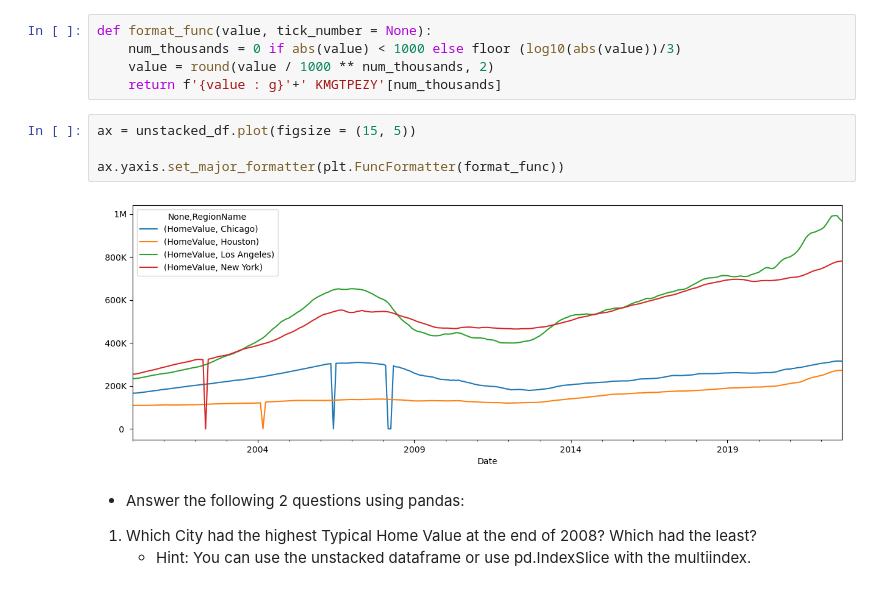
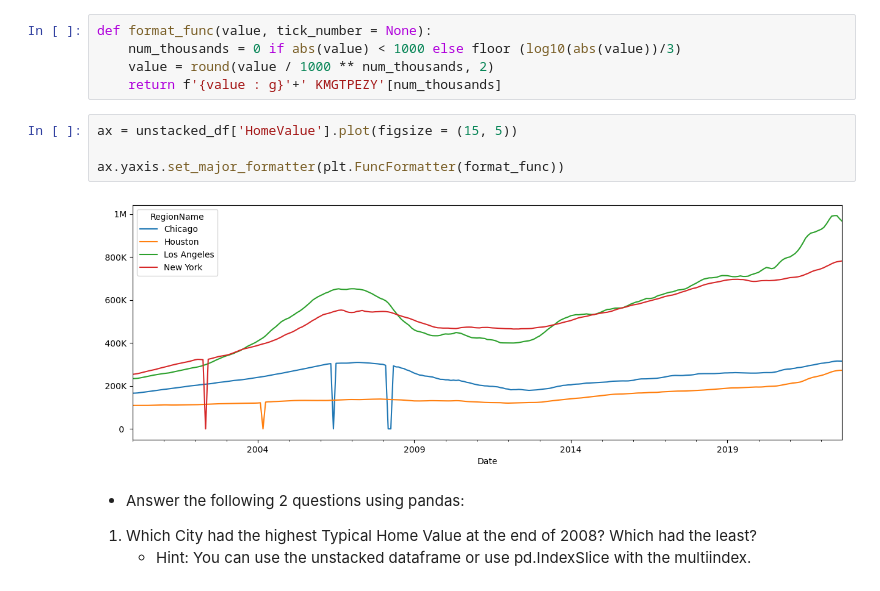
Before and after one commit to juDEcorous/Preparing-Time-Series-from-Wide-Form-Data, a Jupyter notebook: Preparing Time Series from Wide-Form Data.ipynb, the cells around one changed output. Drawn from its saved outputs; the diff is of its cells as text.

```diff
--- a/Preparing Time Series from Wide-Form Data.ipynb
+++ b/Preparing Time Series from Wide-Form Data.ipynb
@@ -171,11 +171,11 @@ def format_func(value, tick_number = None):
     value = round(value / 1000 ** num_thousands, 2)
     return f'{value : g}'+' KMGTPEZY'[num_thousands]
 # %%
-ax = unstacked_df.plot(figsize = (15, 5))
+ax = unstacked_df['HomeValue'].plot(figsize = (15, 5))
 
 ax.yaxis.set_major_formatter(plt.FuncFormatter(format_func))
 # %% [output]
-[figure, old version]
+[figure, new version]
 # %% [markdown]
 - Answer the following 2 questions using pandas:
 1) Which City had the highest Typical Home Value at the end of 2008? Which had the least?
```
Also changed, not shown: parts of 4 cells of this notebook.
